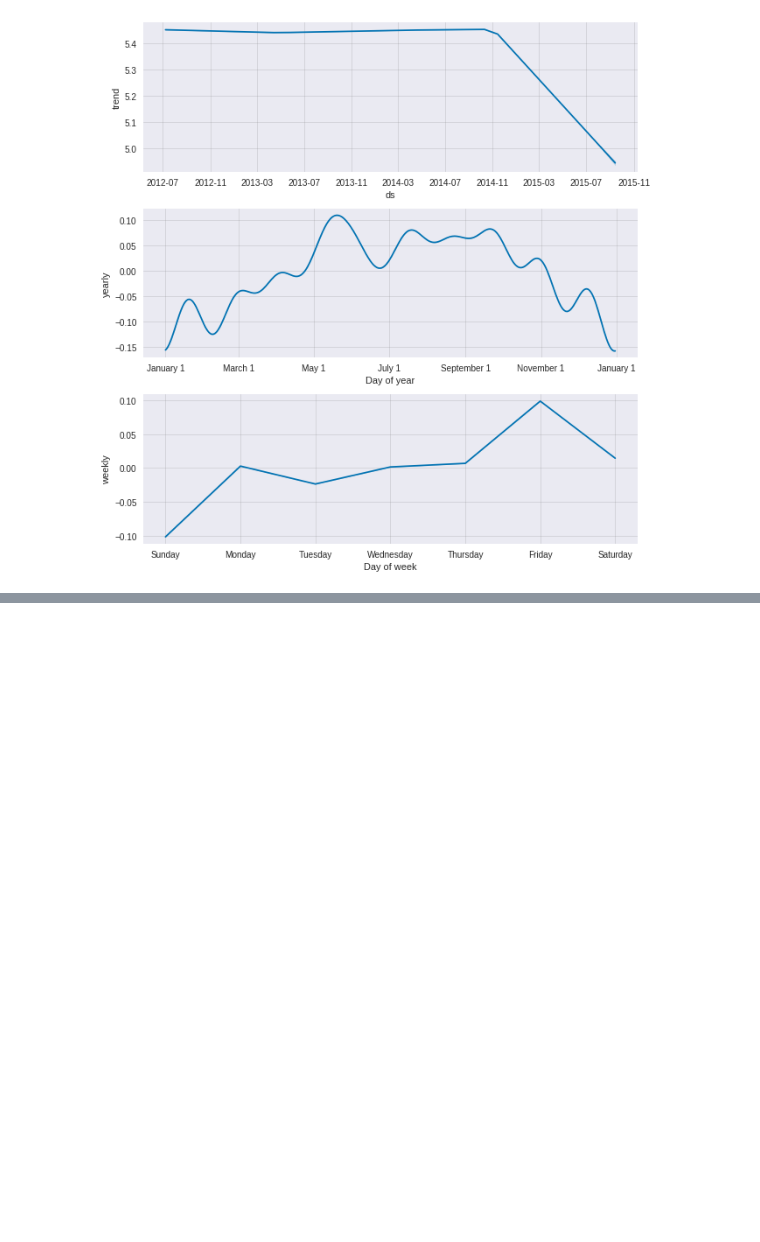
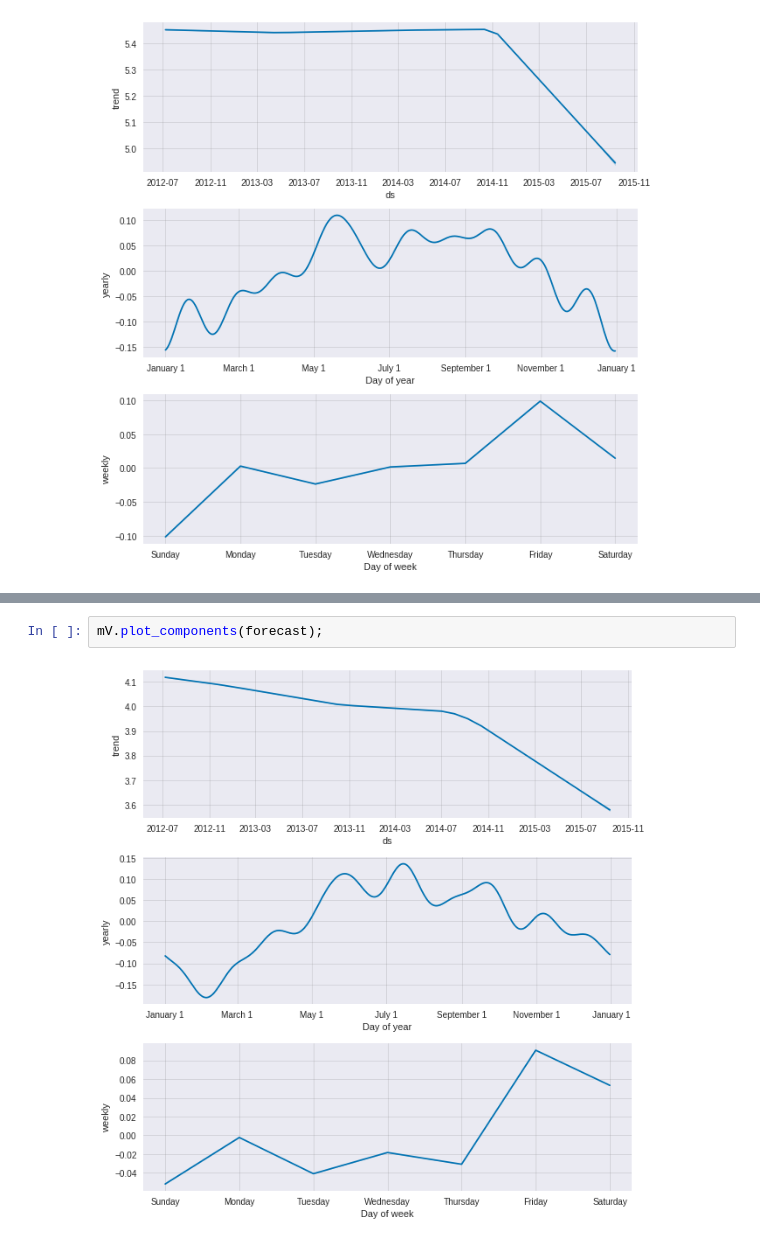
Before and after one commit to PrzemyslawB/boston-crime, a Jupyter notebook: Crime in Boston - Forecasting.ipynb, the cells around one changed output, grey strips where cells are left out. Saved outputs shown, nothing was run; the diff lists cells and outputs as text; blank space fills up the shorter version.

```diff
--- a/Crime in Boston - Forecasting.ipynb
+++ b/Crime in Boston - Forecasting.ipynb
@@ -268,0 +280,4 @@ m.plot_components(forecast);
+# %%
+mV.plot_components(forecast);
+# %% [output]
+[figure, added]
```
Also changed, not shown: parts of 1 cell of this notebook.
